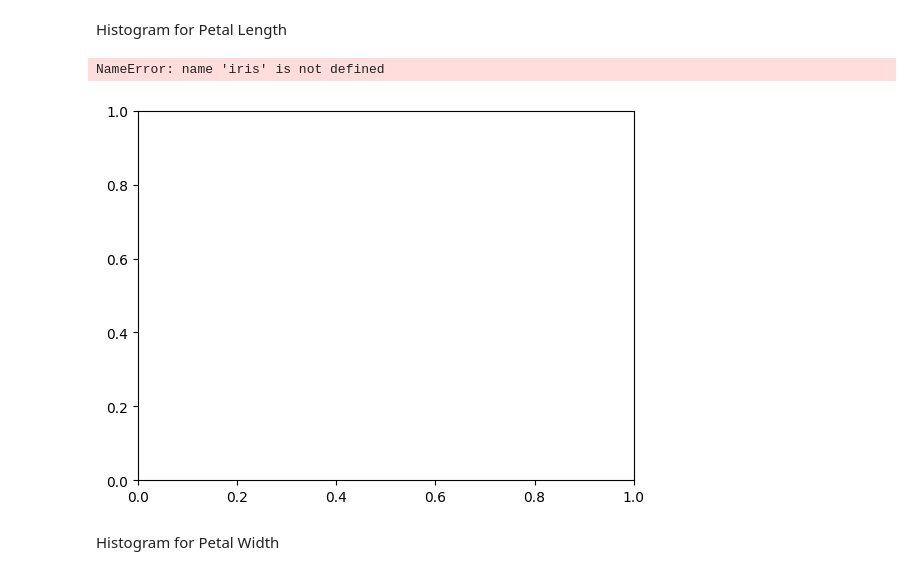
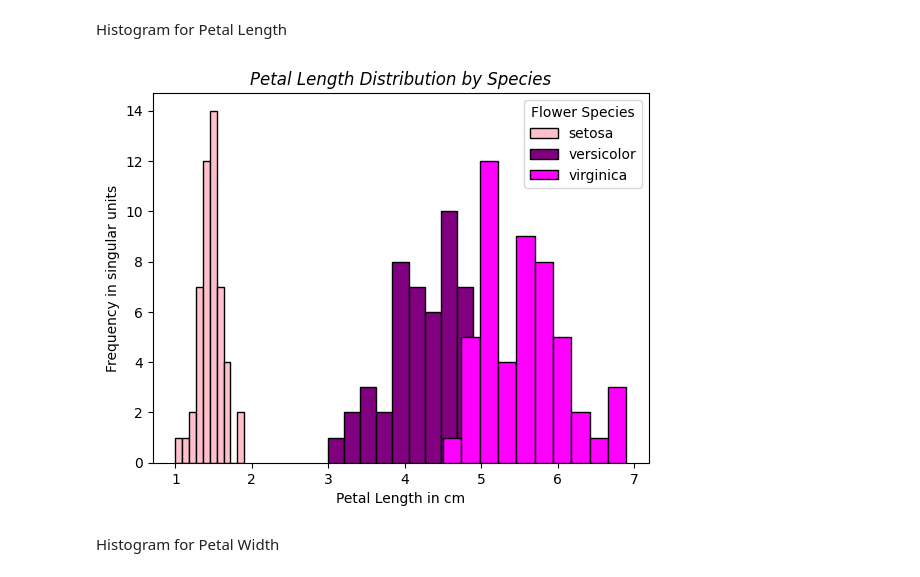
Before and after one commit to LindaN1104/principles_of_data_analytics, a Jupyter notebook: tasks.ipynb, the cells around one changed output. Drawn from its saved outputs; the diff is of its cells as text; code cells hidden in the pictures.

```diff
--- a/tasks.ipynb
+++ b/tasks.ipynb
@@ -136,21 +119,24 @@ NameError: name 'iris' is not defined
 # %% [markdown]
 Histogram for Petal Length
-# %%
-# Single histogram for petal length (third feature)
-fig, ax = plt.subplots()
-colors = ['pink', 'purple', 'magenta']
-
-for label, color in zip(range(len(iris.target_names)), colors):
-    ax.hist(iris.data[iris.target == label, 0], label=iris.target_names[label],
-            color=color, edgecolor="black")  # Add black outline
-
-ax.set_xlabel(iris.feature_names[2])  # Petal length
-ax.set_ylabel("Frequency in singular units") # Y axis name
-ax.set_title("Petal Length Distribution by Species") # X axis name
-ax.legend(loc='upper right') # where the legend is located
-plt.show()
-# %% [output]
-NameError: name 'iris' is not defined
-[figure, removed]
+# %%
+target_names = df['species'].unique() # Define the target names based on species
+
+colors = ['pink', 'purple', 'magenta'] # Create a color list for each species
+
+fig, ax = plt.subplots() # Create the figure and axis for the plot
+
+for label, color in zip(target_names, colors): # Plot the histograms by species
+    species_data = df[df['species'] == label]
+    ax.hist(species_data['petal_length'], label=label, color=color, edgecolor="black", stacked=True) # Give each column a black border and make them stacked
+
+ax.set_xlabel('Petal Length in cm') # Set X axis label
+ax.set_ylabel("Frequency in singular units") # Set the Y axis label
+ax.set_title("Petal Length Distribution by Species", fontstyle='italic') # Set the title, in italics
+
+ax.legend(loc='upper right', title="Flower Species") # Add a legend, and legend title
+
+plt.show() # Show the plot
+# %% [output]
+[figure, added]
 # %% [markdown]
 Histogram for Petal Width
```
Also changed, not shown: parts of 7 cells of this notebook.
